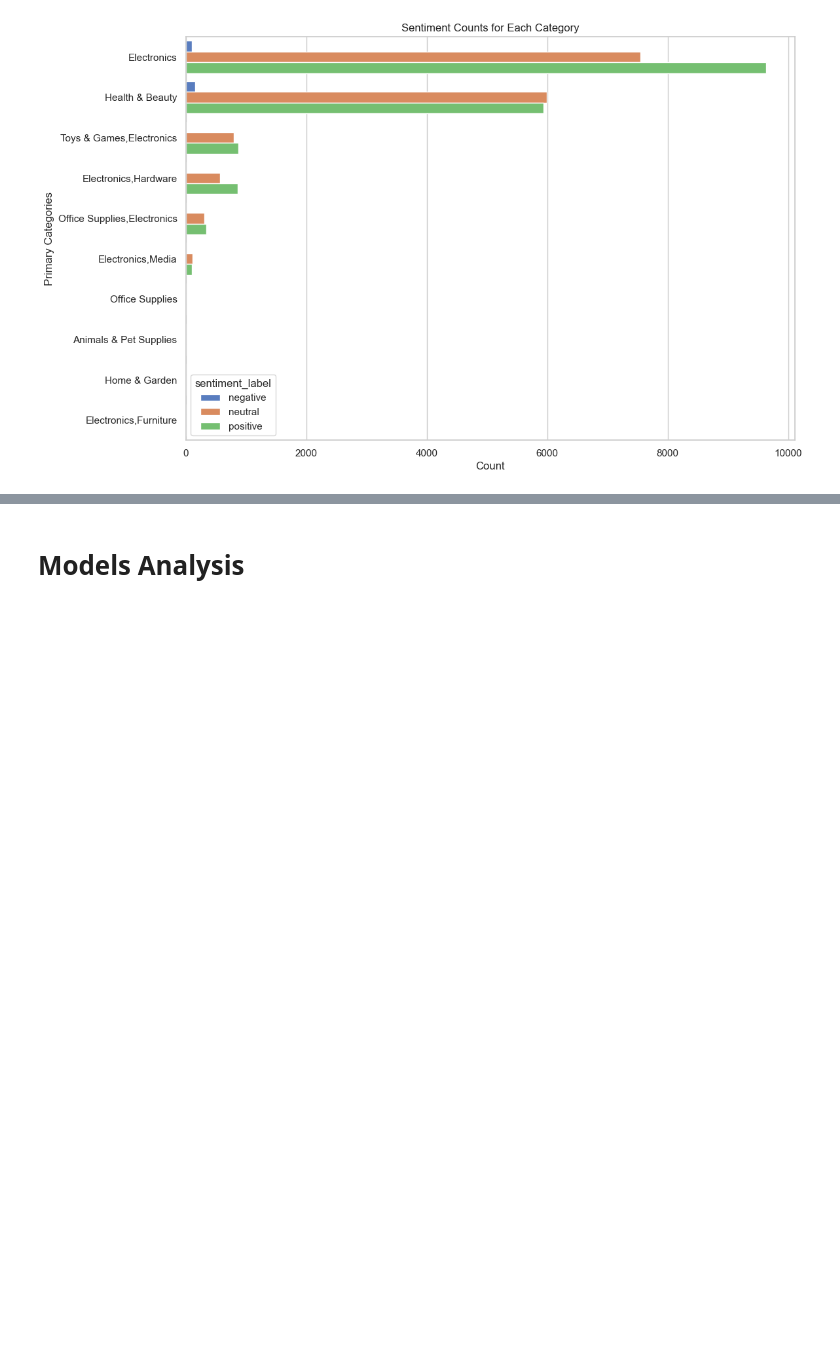
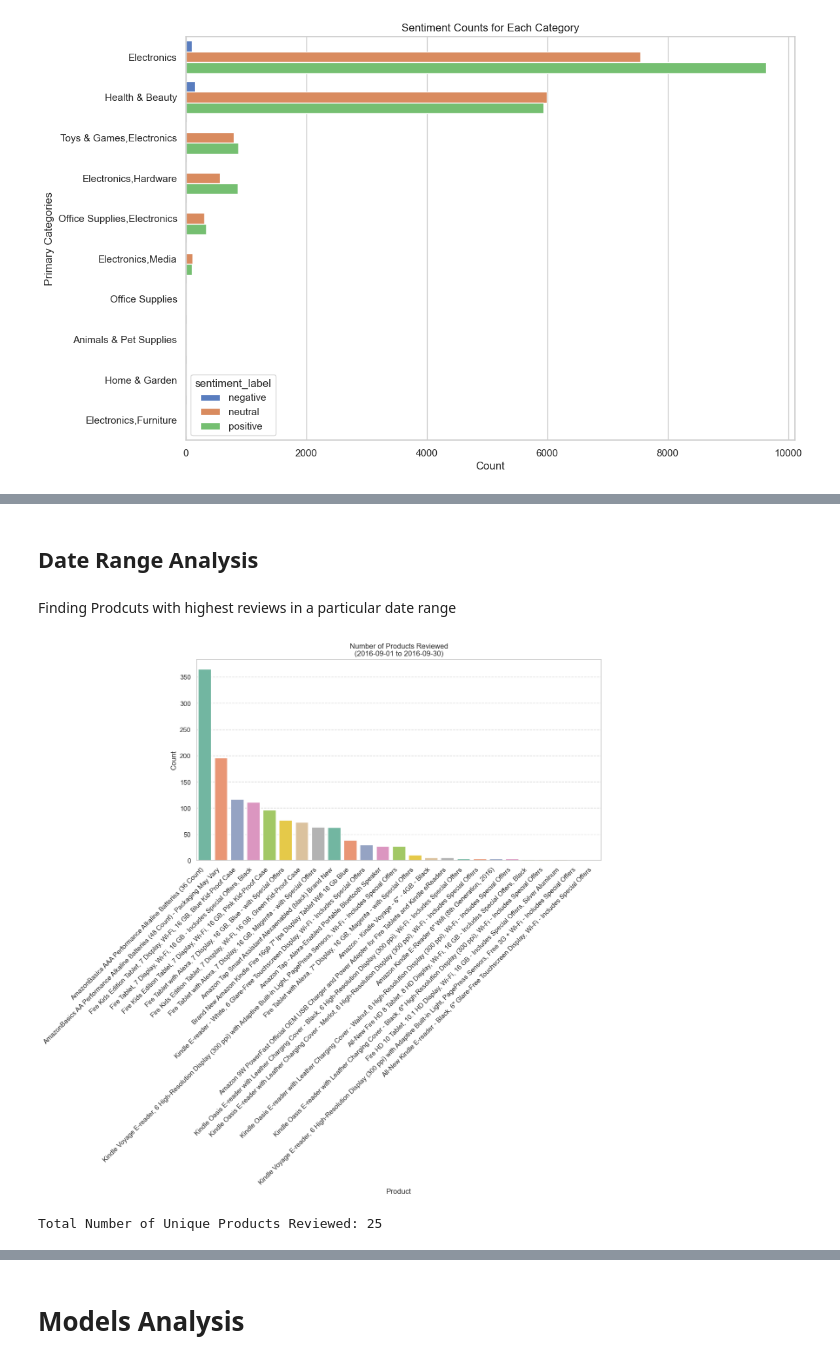
Before and after one commit to muhkashiff/amazon_products_sentimental_analysis, a Jupyter notebook: amazon_products_sentimental.ipynb, the cells around one changed output, grey strips where cells are left out. Drawn from its saved outputs; the diff is of its cells as text; code cells hidden in the pictures; blank space fills up the shorter version.

```diff
--- a/amazon_products_sentimental.ipynb
+++ b/amazon_products_sentimental.ipynb
@@ -778,0 +606,41 @@ plt.show()
+# %% [markdown]
+## Date Range Analysis
+# %% [markdown]
+Finding Prodcuts with highest reviews in a particular date range
+# %%
+# Convert 'reviews.date_date' column to Timestamp objects
+complete_data['reviews.date_date'] = pd.to_datetime(complete_data['reviews.date_date'])
+
+# Define the start and end dates of the desired date range
+start_date = pd.Timestamp('2016-09-01')
+end_date = pd.Timestamp('2016-09-30')
+
+# Filter the DataFrame for the specified date range and select desired columns
+filtered_data = complete_data[(complete_data['reviews.date_date'] >= start_date) &
+                               (complete_data['reviews.date_date'] <= end_date)][['name', 'reviews.date_date']]
+# print(filtered_data.head())
+# Count the number of unique products within the date range
+product_count = filtered_data['name'].nunique()
+
+# Count the occurrences of each product and reset index to make it a DataFrame
+product_counts = filtered_data['name'].value_counts().reset_index()
+
+# Rename columns for clarity
+product_counts.columns = ['Product', 'Count']
+# print(product_counts.head())
+# Plot the bar chart using Seaborn with 'Set2' palette
+plt.figure(figsize=(12, 6))
+sns.barplot(x='Product', y='Count', data=product_counts, palette='Set2')
+plt.title('Number of Products Reviewed\n({} to {})'.format(start_date.strftime('%Y-%m-%d'), end_date.strftime('%Y-%m-%d')))
+plt.xlabel('Product')
+plt.ylabel('Count')
+plt.xticks(rotation=45, ha='right')
+plt.grid(axis='y', linestyle='--', alpha=0.7)
+plt.tight_layout()
+plt.show()
+
+# Display product count
+print("Total Number of Unique Products Reviewed:", product_count)
+# %% [output]
+[figure, added]
+Total Number of Unique Products Reviewed: 25
```
Also changed, not shown: parts of 38 cells of this notebook.
